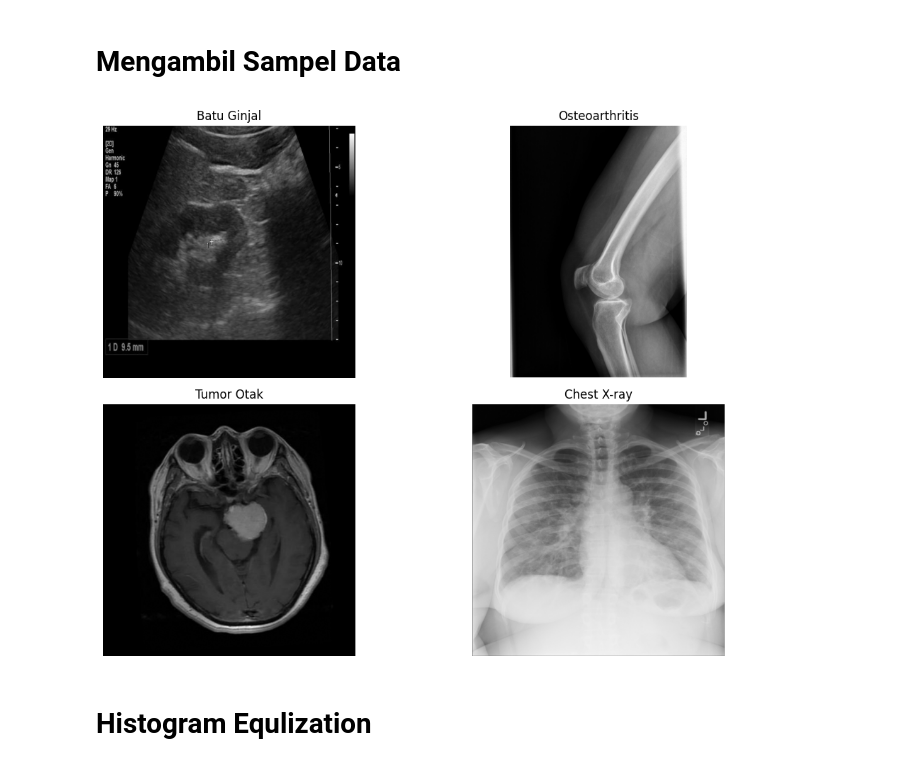
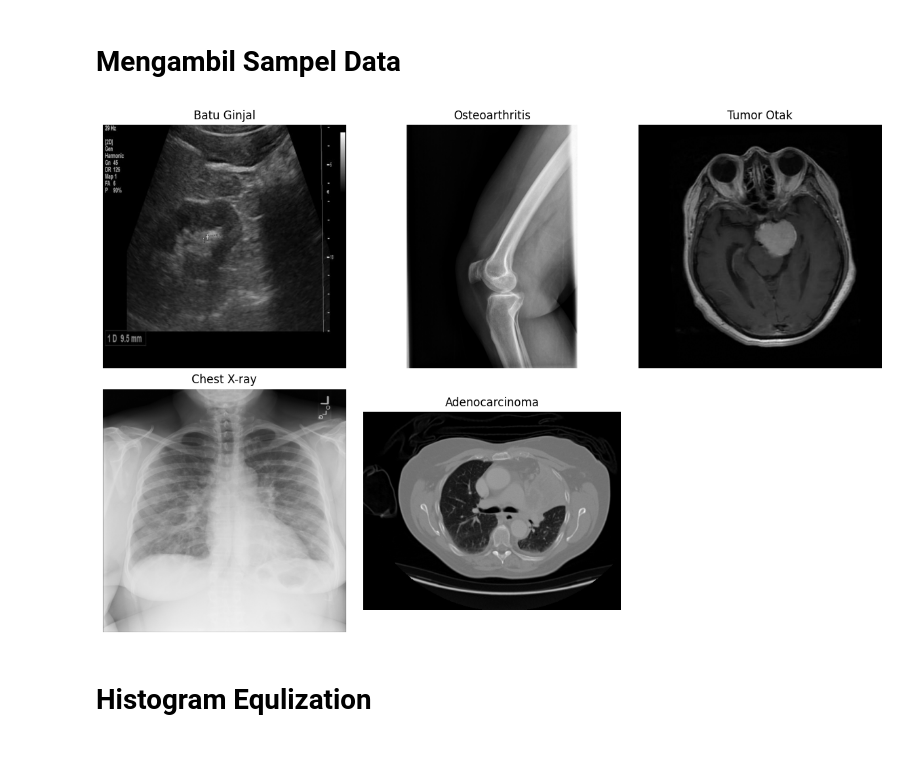
Before and after one commit to EaganKyoji/AI-project, a Jupyter notebook: peningkatan-kualitas-citra-medis.ipynb, the cells around one changed output. Drawn from its saved outputs; the diff is of its cells as text; code cells hidden in the pictures.

Commit message:
Feat: New Dataset added

```diff
--- a/peningkatan-kualitas-citra-medis.ipynb
+++ b/peningkatan-kualitas-citra-medis.ipynb
@@ -37,37 +37,40 @@ import matplotlib.pyplot as plt
 # %%
 batu_ginjal = cv2.imread('/kaggle/input/datasets/imtkaggleteam/kidney-stone-classification-and-object-detection/stone/Stone_1.JPG', cv2.IMREAD_GRAYSCALE)
 osteoarthritis = cv2.imread('/kaggle/input/datasets/dhruvacube/osteoarthritis/withoutKLGrade/withoutKLGrade/patient/014d8da596bf50d1.jpg', cv2.IMREAD_GRAYSCALE)
 tumor_otak = cv2.imread('/kaggle/input/datasets/masoudnickparvar/brain-tumor-mri-dataset/Training/meningioma/Tr-aug-me_1.jpg', cv2.IMREAD_GRAYSCALE)
 chest = cv2.imread('/kaggle/input/datasets/nih-chest-xrays/sample/sample/sample/images/00000154_001.png', cv2.IMREAD_GRAYSCALE)
+adenocarcinoma = cv2.imread('/kaggle/input/datasets/mohamedhanyyy/chest-ctscan-images/Data/test/adenocarcinoma/000119 (4).png', cv2.IMREAD_GRAYSCALE)
 
 gambar = [
     batu_ginjal,
     osteoarthritis,
     tumor_otak,
-    chest
+    chest,
+    adenocarcinoma
 ]
 
 judul = [
     'Batu Ginjal',
     'Osteoarthritis',
     'Tumor Otak',
-    'Chest X-ray'
+    'Chest X-ray',
+    'Adenocarcinoma'
 ]
 
 plt.figure(figsize=(12, 8))
 
 for i in range(len(gambar)):
-    plt.subplot(2, 2, i + 1)
+    plt.subplot(2, 3, i + 1)
 
     plt.imshow(gambar[i], cmap='gray')
 
     plt.title(judul[i])
     plt.axis('off')
 
 plt.tight_layout()
 plt.show()
 # %% [output]
-[figure, old version]
+[figure, new version]
 # %% [markdown]
 # Histogram Equlization
 # %% [markdown]
```
Also changed, not shown: parts of 7 cells of this notebook.
